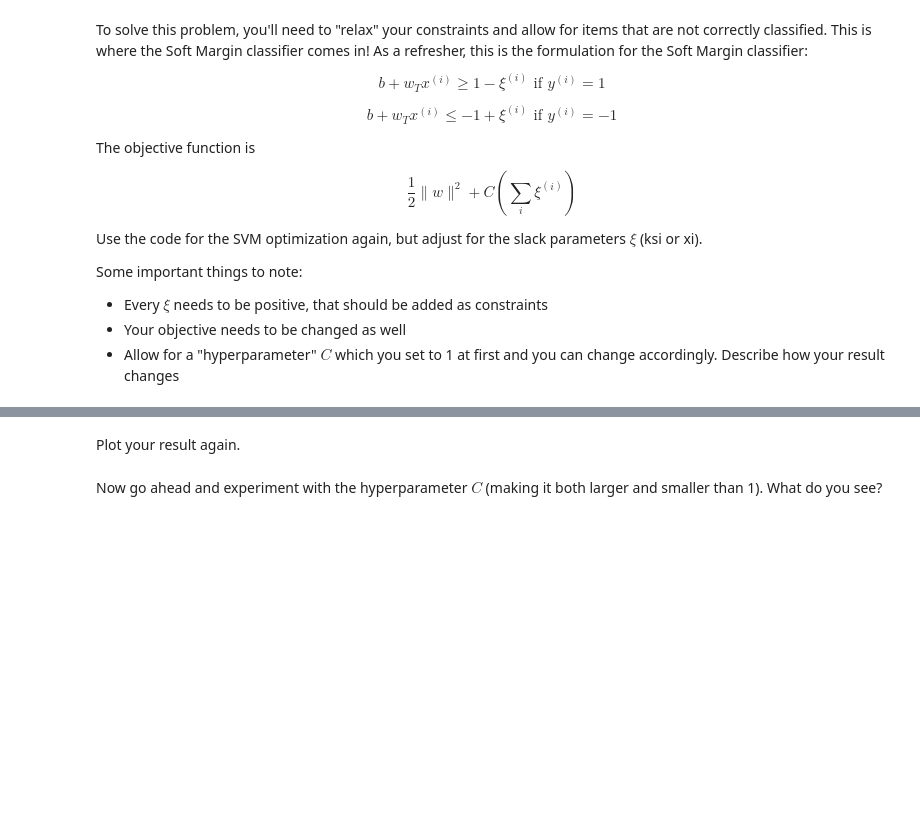
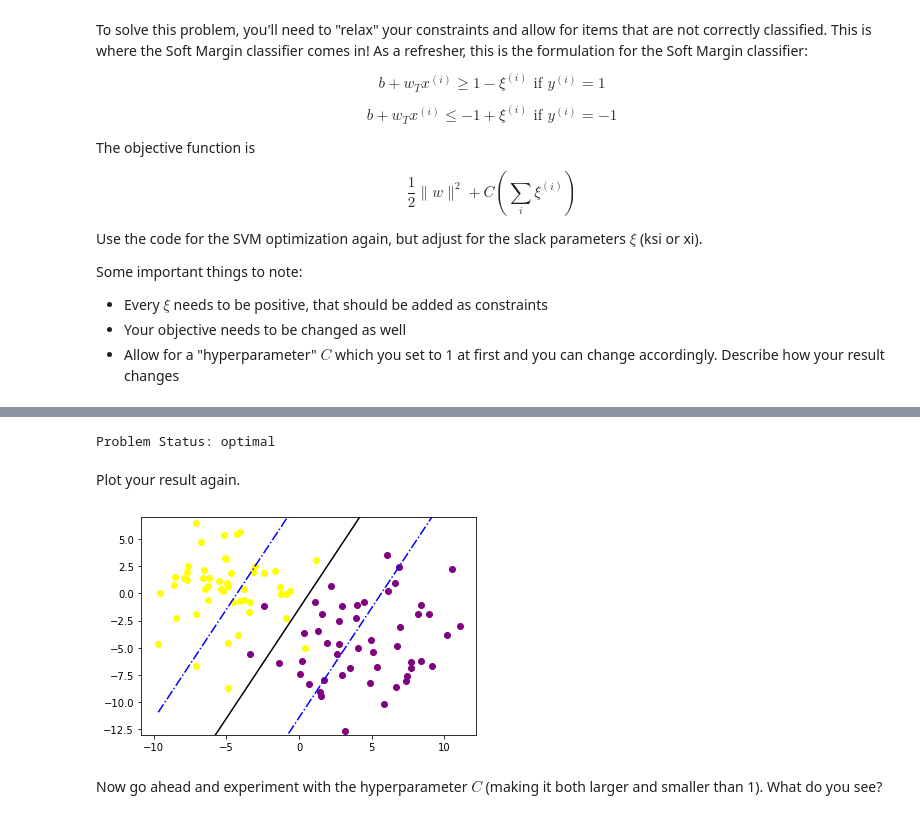
Before and after one commit to akaigraham/dsc-building-an-svm-from-scratch-lab, a Jupyter notebook: index.ipynb, the cells around one changed output, grey strips where cells are left out. Saved outputs shown, nothing was run; the diff lists cells and outputs as text; code cells hidden in the pictures; blank space fills up the shorter version.

```diff
--- a/index.ipynb
+++ b/index.ipynb
@@ -179,2 +224,4 @@ plt.scatter(X[:, 0], X[:, 1], c=labels, s=25);
 # %%
 # Reassign the class labels
+class_1 = X[labels == 0]
+class_2 = X[labels == 1]
@@ -200,2 +228,35 @@ plt.scatter(X[:, 0], X[:, 1], c=labels, s=25);
+# %%
+d = 2
+m = 50
+n = 50
+
+# Define the variables
+w = cp.Variable(d)
+b = cp.Variable()
+ksi_1 = cp.Variable(m)
+ksi_2 = cp.Variable(n)
+
+C=0.01
+
+# Define the constraints
+x_constraints = [w.T @ class_1[i] + b >= 1 - ksi_1[i]  for i in range(m)]
+y_constraints = [w.T @ class_2[i] + b <= -1 + ksi_2[i] for i in range(n)]
+ksi_1_constraints = [ksi_1 >= 0  for i in range(m)]
+ksi_2_constraints = [ksi_2 >= 0  for i in range(n)]
+
+# Sum the constraints
+constraints = x_constraints +  y_constraints + ksi_1_constraints + ksi_2_constraints
+
+# Define the objective. Hint: use cp.norm. Add in a C hyperparameter and assume 1 at first
+obj = cp.Minimize(cp.norm(w,2) + C * (sum(ksi_1) + sum(ksi_2)))
+
+# Add objective and constraint in the problem
+prob = cp.Problem(obj, constraints)
+
+# Solve the problem
+prob.solve()
+print('Problem Status: %s'%prob.status)
+# %% [output]
+Problem Status: optimal
 # %% [markdown]
 Plot your result again.
@@ -204,3 +263,10 @@ Plot your result again.
+# %%
+w = w.value
+b = b.value
+
+plotBoundaries(class_1, class_2, w, b)
+# %% [output]
+[figure, added]
 # %% [markdown]
 Now go ahead and experiment with the hyperparameter $C$ (making it both larger and smaller than 1). What do you see?
 # %% [markdown]
```
Also changed, not shown: parts of 12 cells of this notebook.
